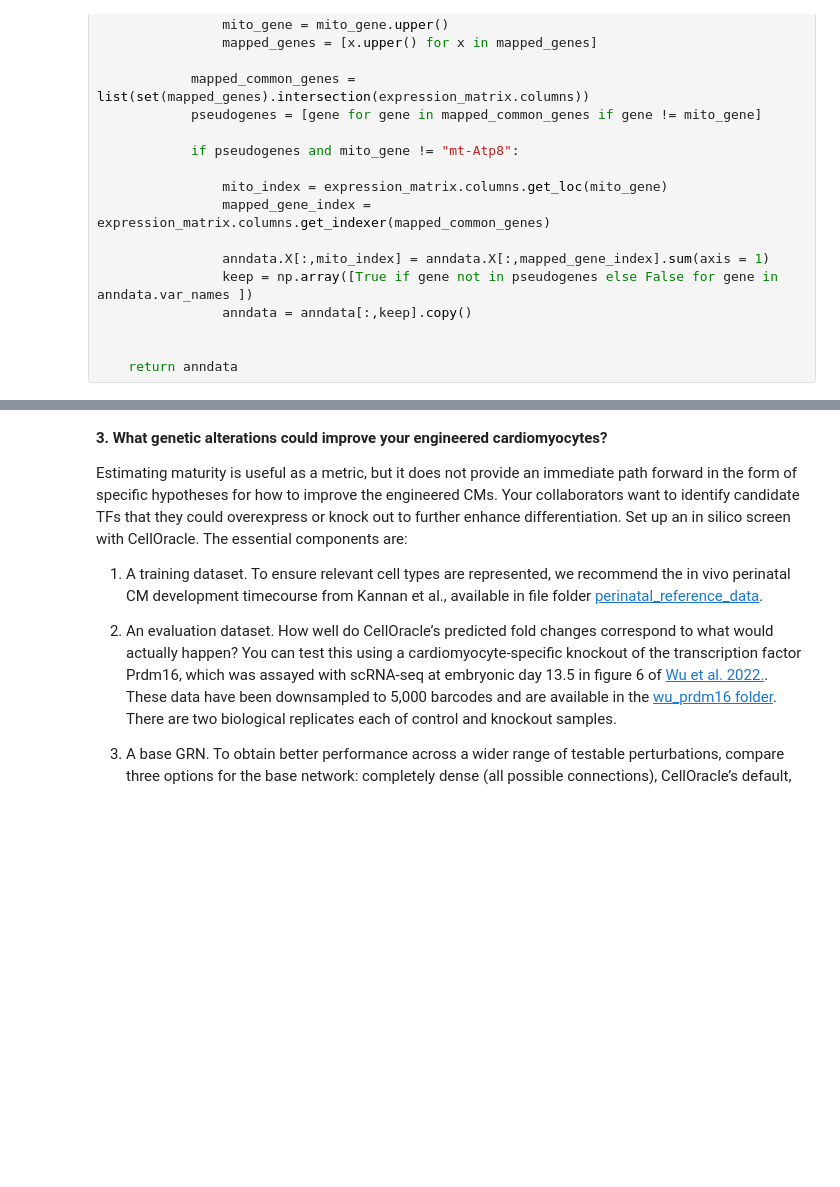
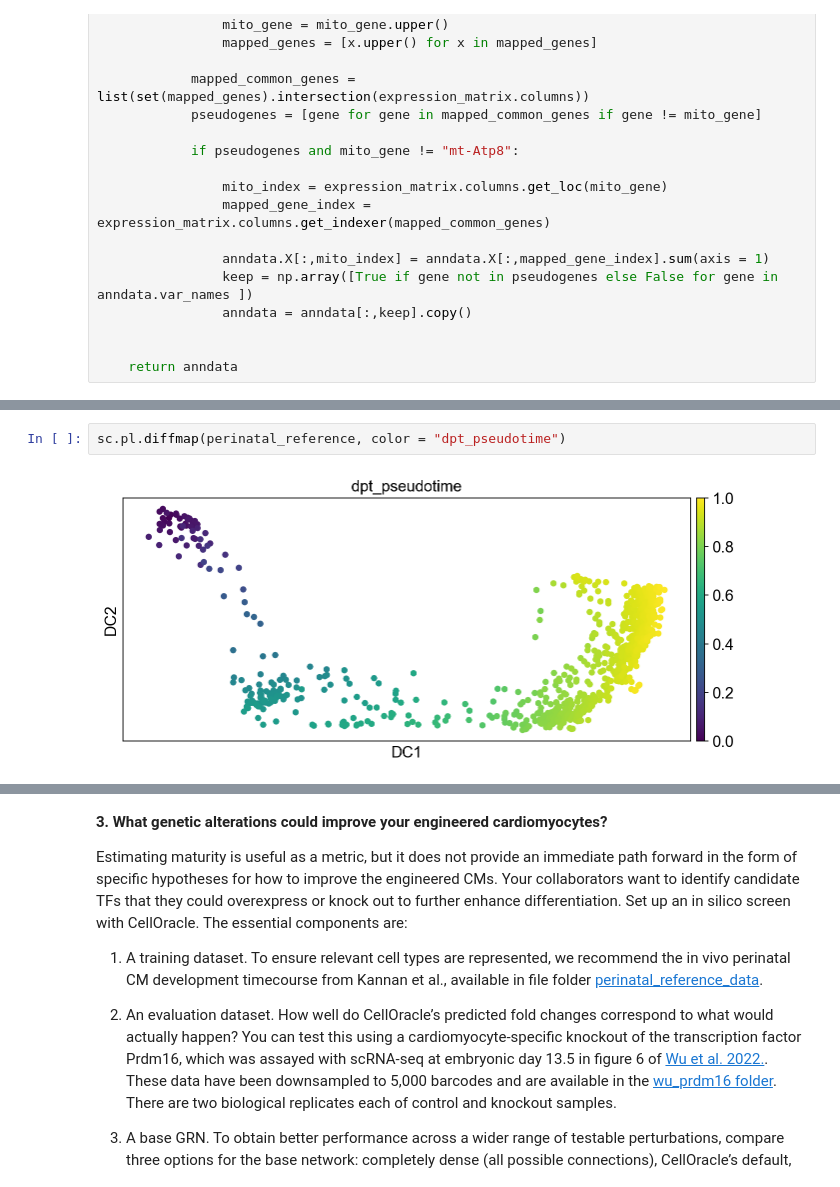
Before and after one commit to shoulton/CSCB-Final-Project, a Jupyter notebook: Final_project.ipynb, the cells around one changed output, grey strips where cells are left out. Saved outputs shown, nothing was run; the diff lists cells and outputs as text; blank space fills up the shorter version.

```diff
--- a/Final_project.ipynb
+++ b/Final_project.ipynb
@@ -198,0 +284,4 @@ def mito_correct(mitomap, anndata, species = "mouse"):
+# %%
+sc.pl.diffmap(perinatal_reference, color = "dpt_pseudotime")
+# %% [output]
+[figure, added]
```
Also changed, not shown: parts of 19 cells of this notebook.
